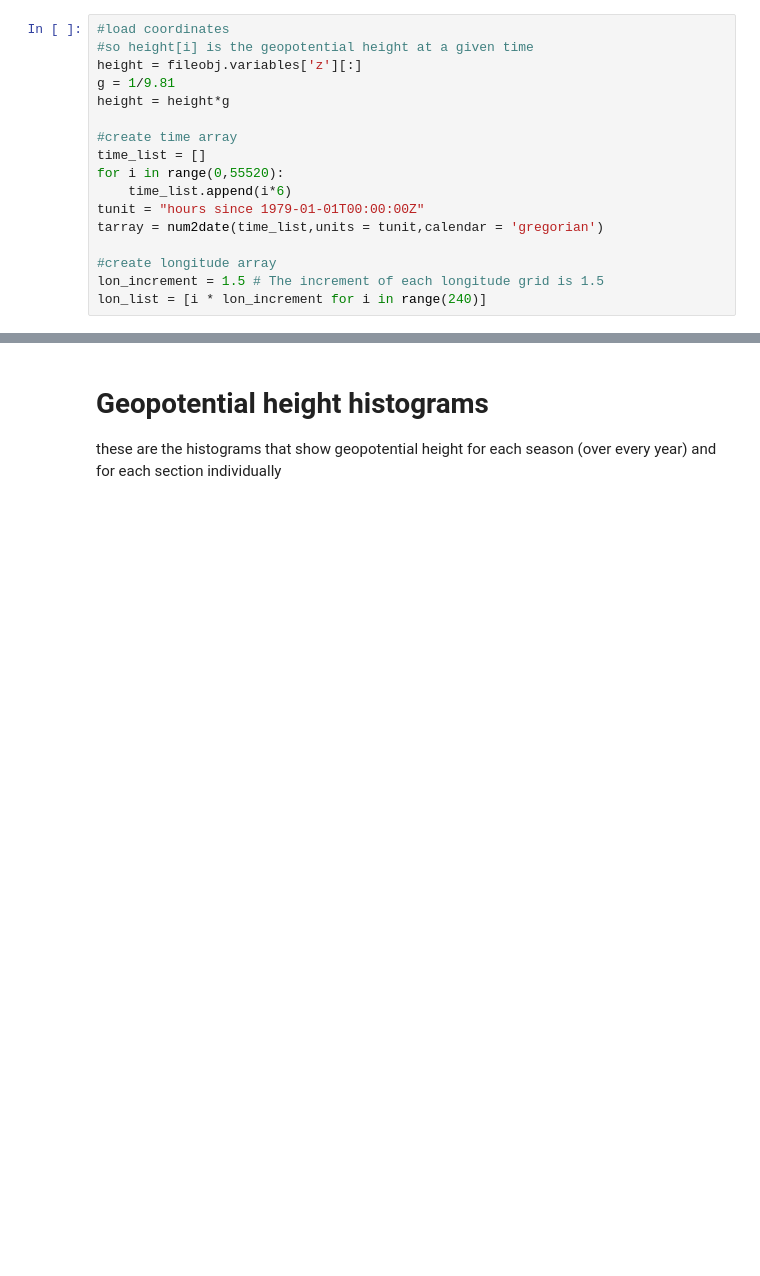
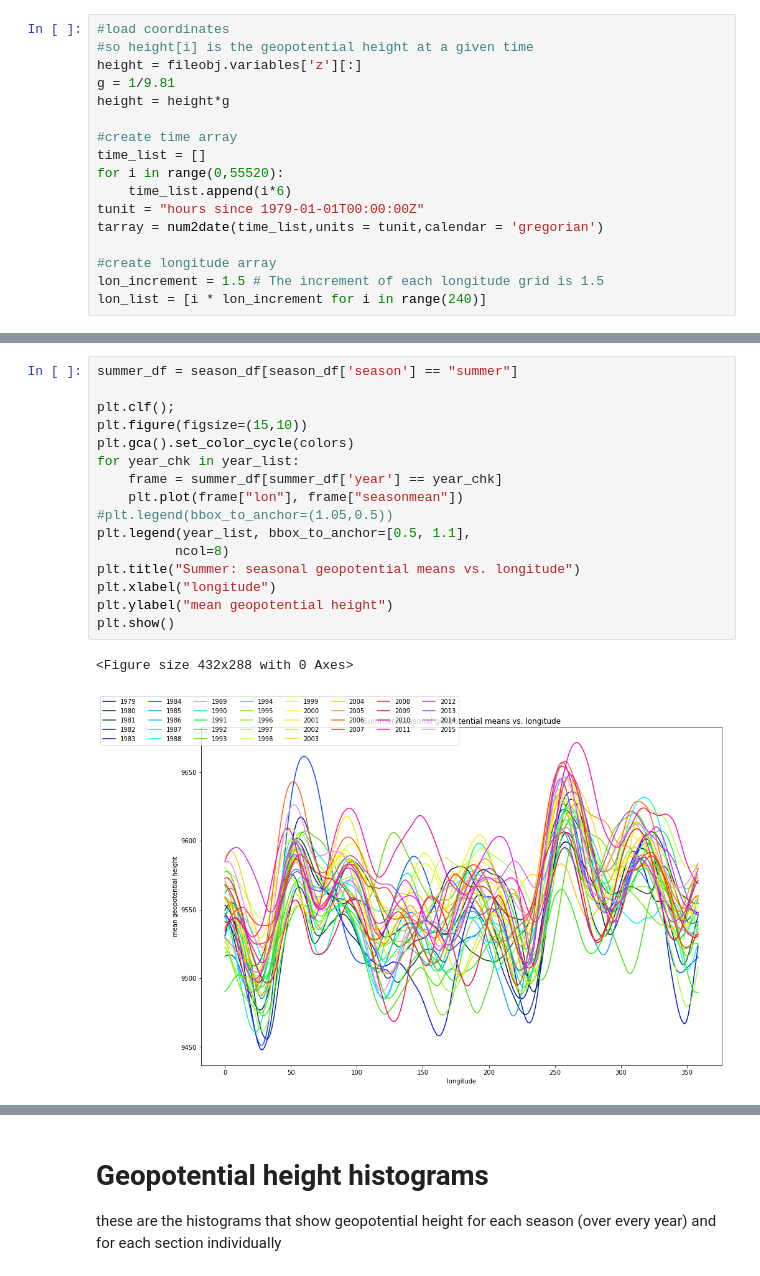
Before and after one commit to csyhuang/python-climate-data-processing, a Jupyter notebook: submission_from_claire/40.5N-processing/histo_40.5_geopot_means_v2.ipynb, the cells around one changed output, grey strips where cells are left out. Cells and saved outputs as stored; diff of their text form; blank space fills up the shorter version.

```diff
--- a/submission_from_claire/40.5N-processing/histo_40.5_geopot_means_v2.ipynb
+++ b/submission_from_claire/40.5N-processing/histo_40.5_geopot_means_v2.ipynb
@@ -106,0 +213,19 @@ avg4_df = avg4_df.groupby(np.arange(len(avg4_df))//4).mean()
+# %%
+summer_df = season_df[season_df['season'] == "summer"]
+
+plt.clf();
+plt.figure(figsize=(15,10))
+plt.gca().set_color_cycle(colors)
+for year_chk in year_list:
+    frame = summer_df[summer_df['year'] == year_chk]
+    plt.plot(frame["lon"], frame["seasonmean"])
+#plt.legend(bbox_to_anchor=(1.05,0.5))
+plt.legend(year_list, bbox_to_anchor=[0.5, 1.1],
+          ncol=8)
+plt.title("Summer: seasonal geopotential means vs. longitude")
+plt.xlabel("longitude")
+plt.ylabel("mean geopotential height")
+plt.show()
+# %% [output]
+<Figure size 432x288 with 0 Axes>
+[figure, added]
```
Also changed, not shown: parts of 44 cells of this notebook.
